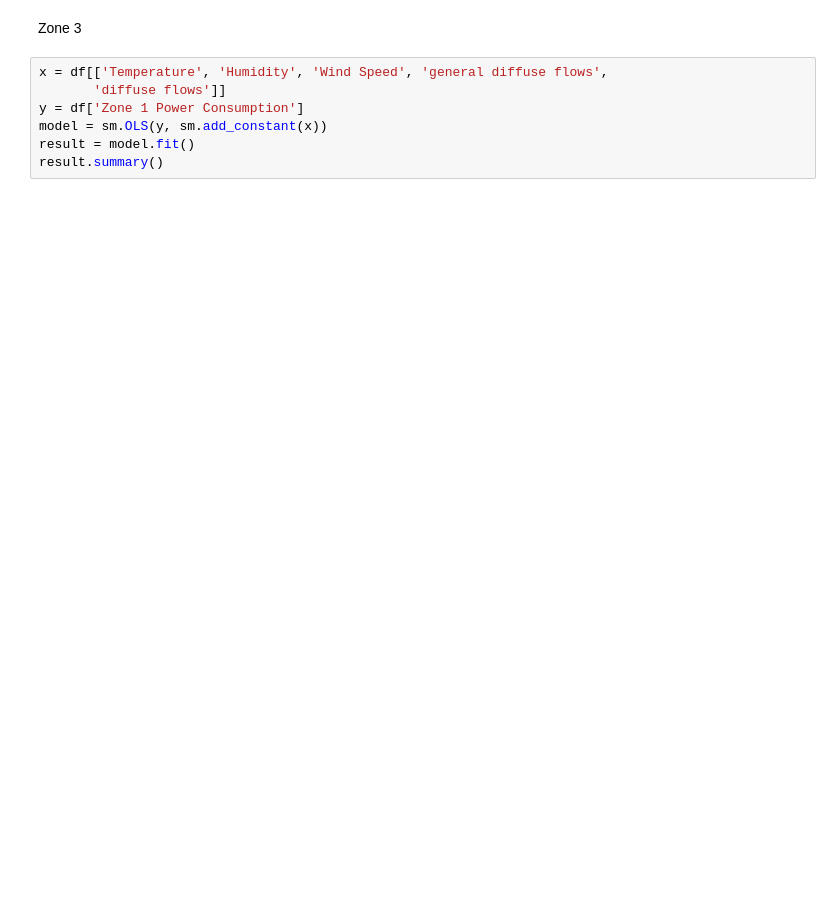
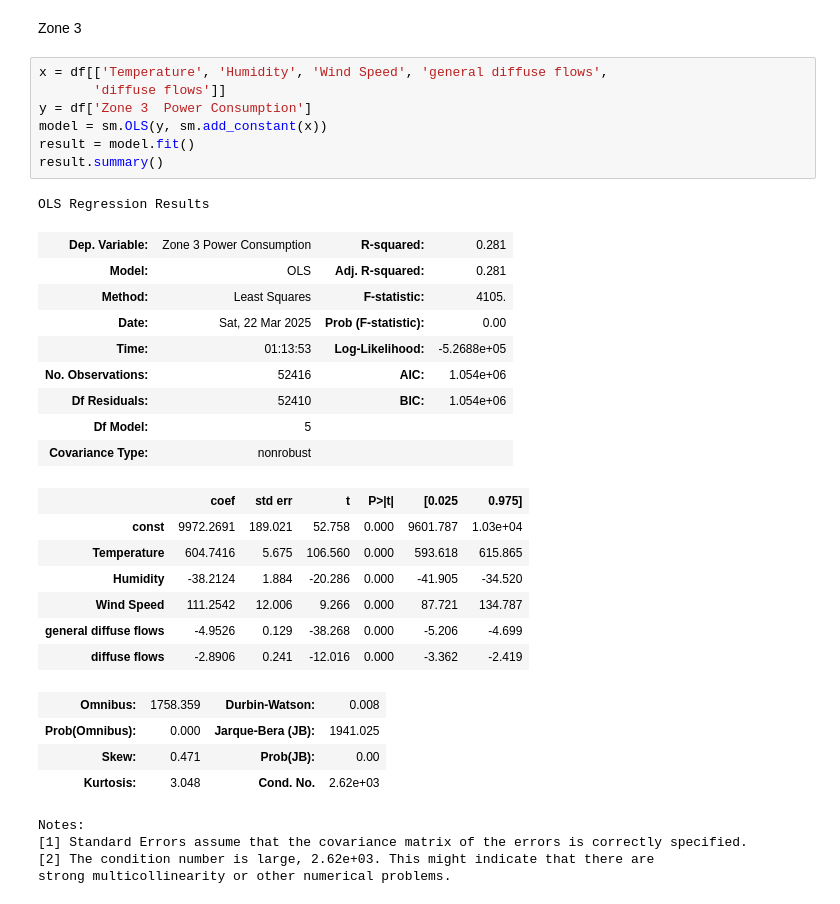
Before and after one commit to Jamesahabyona/Power-consumption, a Jupyter notebook: power.ipynb, the cells around one changed output. Cells and saved outputs as stored; diff of their text form; blank space fills up the shorter version.

```diff
--- a/power.ipynb
+++ b/power.ipynb
@@ -294,7 +315,33 @@ Zone 3
 # %%
 x = df[['Temperature', 'Humidity', 'Wind Speed', 'general diffuse flows',
        'diffuse flows']]
-y = df['Zone 1 Power Consumption']
+y = df['Zone 3  Power Consumption']
 model = sm.OLS(y, sm.add_constant(x))
 result = model.fit()
 result.summary()
+# %% [output]
+OLS Regression Results
+| Dep. Variable: | Zone 3 Power Consumption | R-squared: | 0.281 |
+| Model: | OLS | Adj. R-squared: | 0.281 |
+| Method: | Least Squares | F-statistic: | 4105. |
+| Date: | Sat, 22 Mar 2025 | Prob (F-statistic): | 0.00 |
+| Time: | 01:13:53 | Log-Likelihood: | -5.2688e+05 |
+| No. Observations: | 52416 | AIC: | 1.054e+06 |
+| Df Residuals: | 52410 | BIC: | 1.054e+06 |
+| Df Model: | 5 |  |  |
+| Covariance Type: | nonrobust |  |  |
+|  | coef | std err | t | P>|t| | [0.025 | 0.975] |
+| const | 9972.2691 | 189.021 | 52.758 | 0.000 | 9601.787 | 1.03e+04 |
+| Temperature | 604.7416 | 5.675 | 106.560 | 0.000 | 593.618 | 615.865 |
+| Humidity | -38.2124 | 1.884 | -20.286 | 0.000 | -41.905 | -34.520 |
+| Wind Speed | 111.2542 | 12.006 | 9.266 | 0.000 | 87.721 | 134.787 |
+| general diffuse flows | -4.9526 | 0.129 | -38.268 | 0.000 | -5.206 | -4.699 |
+| diffuse flows | -2.8906 | 0.241 | -12.016 | 0.000 | -3.362 | -2.419 |
+| Omnibus: | 1758.359 | Durbin-Watson: | 0.008 |
+| Prob(Omnibus): | 0.000 | Jarque-Bera (JB): | 1941.025 |
+| Skew: | 0.471 | Prob(JB): | 0.00 |
+| Kurtosis: | 3.048 | Cond. No. | 2.62e+03 |
+Notes:
+[1] Standard Errors assume that the covariance matrix of the errors is correctly specified.
+[2] The condition number is large, 2.62e+03. This might indicate that there are
+strong multicollinearity or other numerical problems.
```
Also changed, not shown: parts of 6 cells of this notebook.
